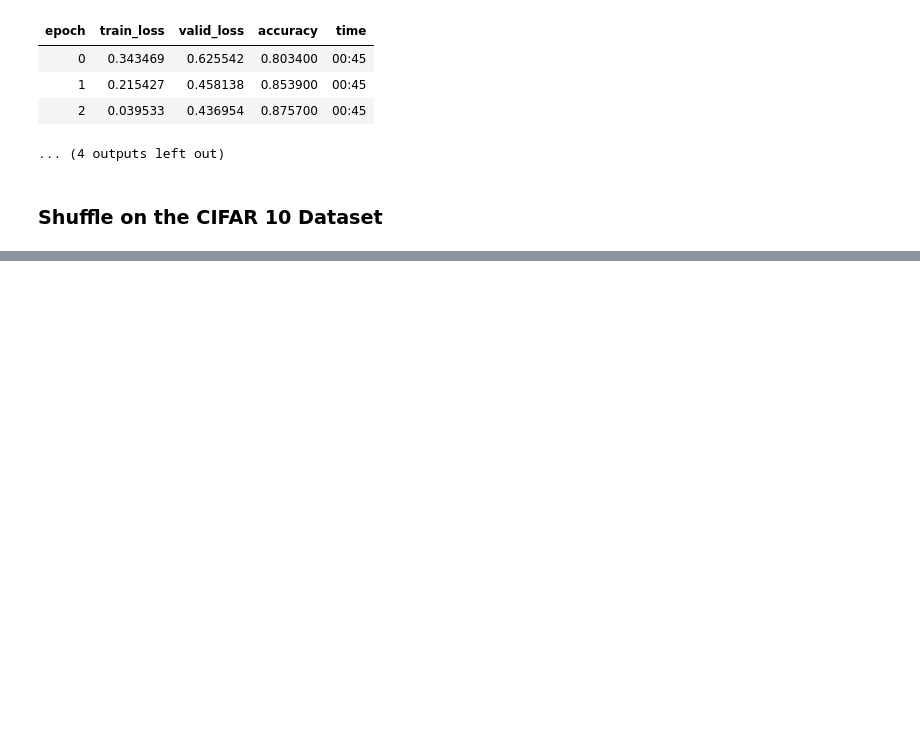
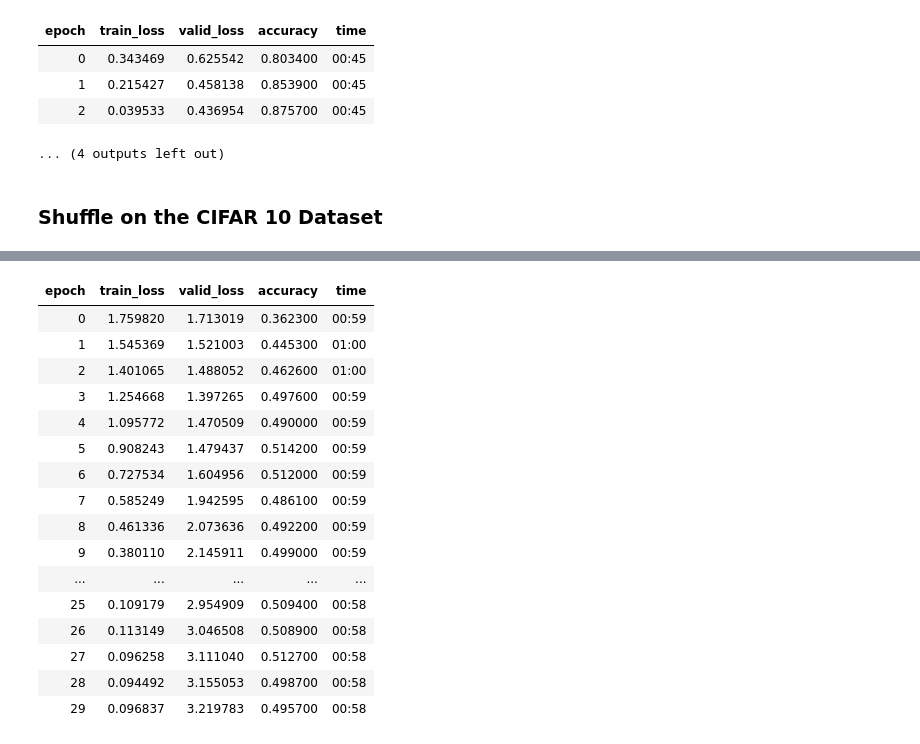
Before and after one commit to ngundotra/topology-research, a Jupyter notebook: GlobalShuffle-CIFAR10.ipynb, the cells around one changed output, grey strips where cells are left out. Cells and saved outputs as stored; diff of their text form; code cells hidden in the pictures; blank space fills up the shorter version.

```diff
--- a/GlobalShuffle-CIFAR10.ipynb
+++ b/GlobalShuffle-CIFAR10.ipynb
@@ -49,6 +47,11 @@ tfms = get_transforms()
 classes = ('plane', 'car', 'bird', 'cat', 'deer', 'dog', 'frog', 'horse', 'ship', 'truck')
 stats = (torch.FloatTensor([ 0.4914 ,  0.48216,  0.44653]), torch.FloatTensor([ 0.24703,  0.24349,  0.26159]))
 # %%
-def get_data(img_size, batchsize):
-    return ImageDataBunch.from_folder('cifar10/', size=img_size, bs=batchsize).normalize(stats)
+def get_data(img_size, batchsize, with_shuffle=False):
+    if with_shuffle:
+        tfm = GlobalShuffle(img_size, img_size).get_tfm()
+        data = ImageDataBunch.from_folder('cifar10/', size=img_size, bs=batchsize, ds_tfms=([tfm], [tfm]))
+    else:
+        data = ImageDataBunch.from_folder('cifar10/', size=img_size, bs=batchsize)
+    return data.normalize(stats)
 # %%
@@ -294,0 +353,21 @@ torch.Size([32, 32, 3])
+# %%
+tmpLearner = Learner(get_data(32, 256, with_shuffle=True), models.wrn_22(), metrics=[accuracy])
+tmpLearner.fit(30)
+# %% [output]
+| epoch | train_loss | valid_loss | accuracy | time |
+| 0 | 1.759820 | 1.713019 | 0.362300 | 00:59 |
+| 1 | 1.545369 | 1.521003 | 0.445300 | 01:00 |
+| 2 | 1.401065 | 1.488052 | 0.462600 | 01:00 |
+| 3 | 1.254668 | 1.397265 | 0.497600 | 00:59 |
+| 4 | 1.095772 | 1.470509 | 0.490000 | 00:59 |
+| 5 | 0.908243 | 1.479437 | 0.514200 | 00:59 |
+| 6 | 0.727534 | 1.604956 | 0.512000 | 00:59 |
+| 7 | 0.585249 | 1.942595 | 0.486100 | 00:59 |
+| 8 | 0.461336 | 2.073636 | 0.492200 | 00:59 |
+| 9 | 0.380110 | 2.145911 | 0.499000 | 00:59 |
+| ... | ... | ... | ... | ... |
+| 25 | 0.109179 | 2.954909 | 0.509400 | 00:58 |
+| 26 | 0.113149 | 3.046508 | 0.508900 | 00:58 |
+| 27 | 0.096258 | 3.111040 | 0.512700 | 00:58 |
+| 28 | 0.094492 | 3.155053 | 0.498700 | 00:58 |
+| 29 | 0.096837 | 3.219783 | 0.495700 | 00:58 |
```
Also changed, not shown: parts of 11 cells of this notebook.
